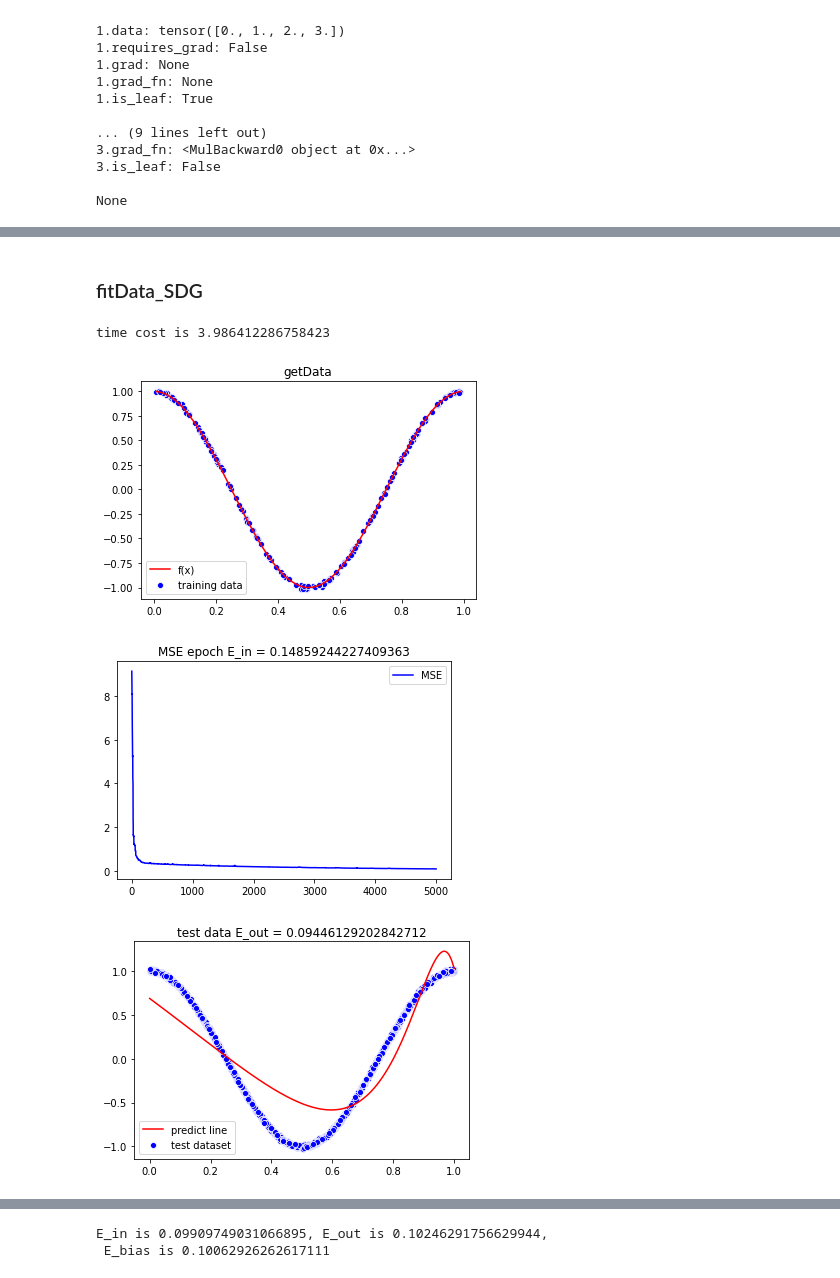
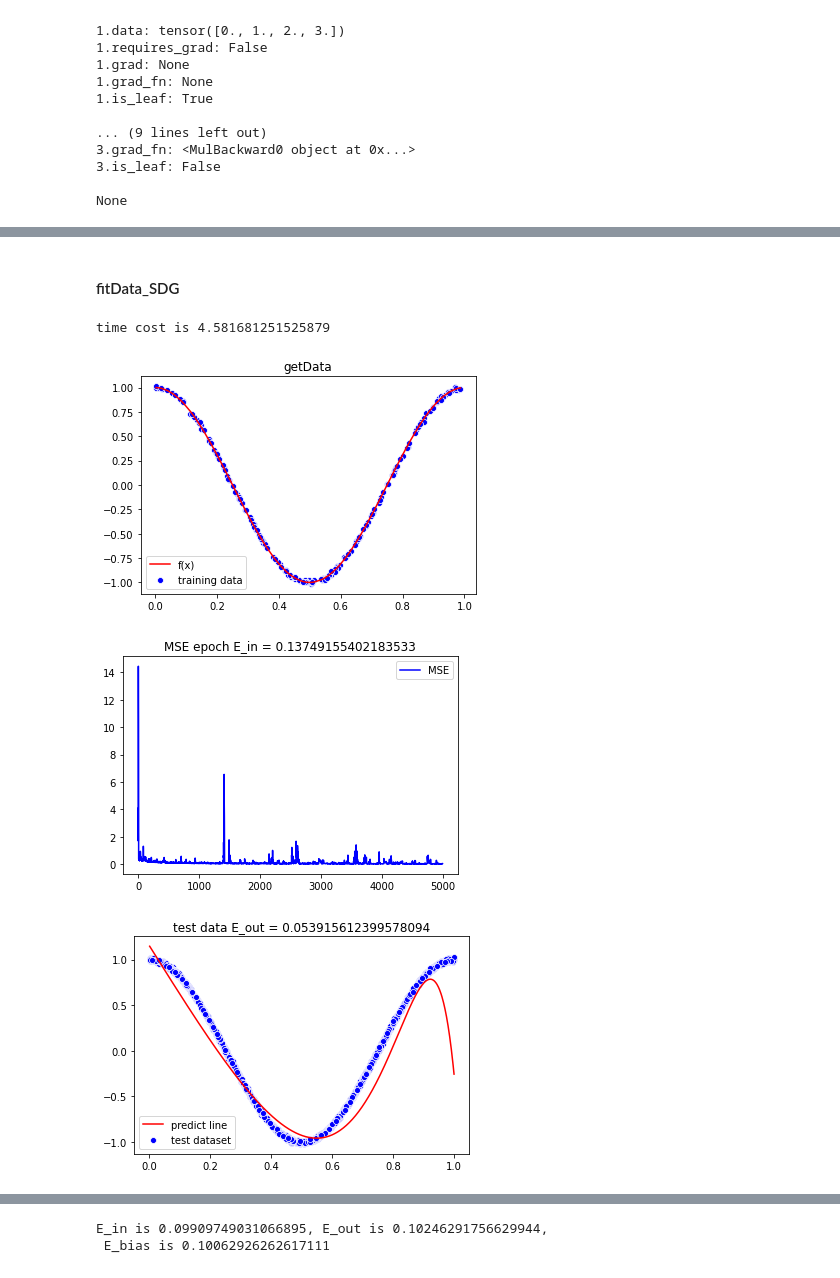
Before and after one commit to liushuyu6666/AI_relative, a Jupyter notebook: algorithm_explore/Gaussian_Regression.ipynb, the cells around one changed output, grey strips where cells are left out. Drawn from its saved outputs; the diff is of its cells as text; code cells hidden in the pictures.

```diff
--- a/algorithm_explore/Gaussian_Regression.ipynb
+++ b/algorithm_explore/Gaussian_Regression.ipynb
@@ -157,12 +159,13 @@ import time
 sigma = 0.1
 N = 200
 N_test = 2000
-D = 20
+D = 10
 data = getData(N, sigma, plot=True)
 x = torch.FloatTensor([xi for (xi, yi) in data])
 y = torch.FloatTensor([yi for (xi, yi) in data])
 A = torch.rand(D+1)
 startTime = time.time()
+print(f"x is {x.shape}, y is {y.shape}, A is {A.shape}")
 (A, E_in, E_out) = fitData_DG(y, x, A, epochs = 5000, N_test=N_test, r = 0.01, sigma=sigma)
 endTime = time.time()
 print(f"time cost is {endTime - startTime}")
@@ -174,5 +178,5 @@ time cost is 3.3894402980804443
 # %% [markdown]
-### fitData_SDG
+#### fitData_SDG
 # %%
 def fitData_SDG(Y_real, x, A,
                  epochs=3000,
@@ -217,21 +221,21 @@ def fitData_SDG(Y_real, x, A,
 # %%
 # test fitData_SDG
 import time
 sigma = 0.1
 N = 200
 N_test = 2000
 D = 20
 data = getData(N, sigma, plot=True)
 x = torch.FloatTensor([xi for (xi, yi) in data])
 y = torch.FloatTensor([yi for (xi, yi) in data])
 A = torch.rand(D+1)
 startTime = time.time()
-(A, E_in, E_out) = fitData_SDG(y, x, A, epochs = 5000, N_test=N_test, r = 0.01, sigma=sigma)
+(A, E_in, E_out) = fitData_SDG(y, x, A, epochs = 5000, N_test=N_test, r = 0.1, sigma=sigma)
 endTime = time.time()
 print(f"time cost is {endTime - startTime}")
 # %% [output]
-time cost is 3.986412286758423
+time cost is 4.581681251525879
-[figure, old version]
+[figure, new version]
-[figure, old version]
+[figure, new version]
-[figure, old version]
+[figure, new version]
 # %% [markdown]
```
Also changed, not shown: parts of 45 cells of this notebook.
